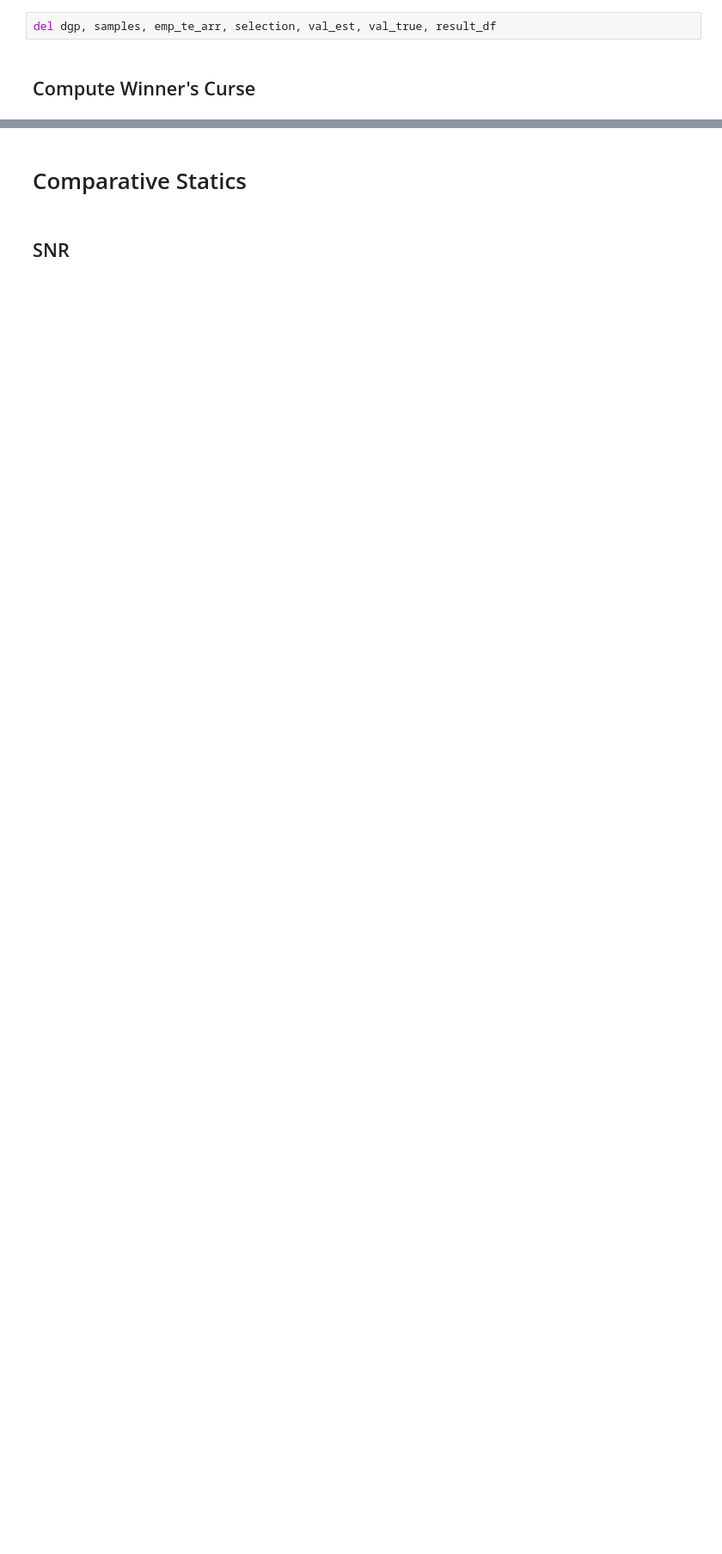
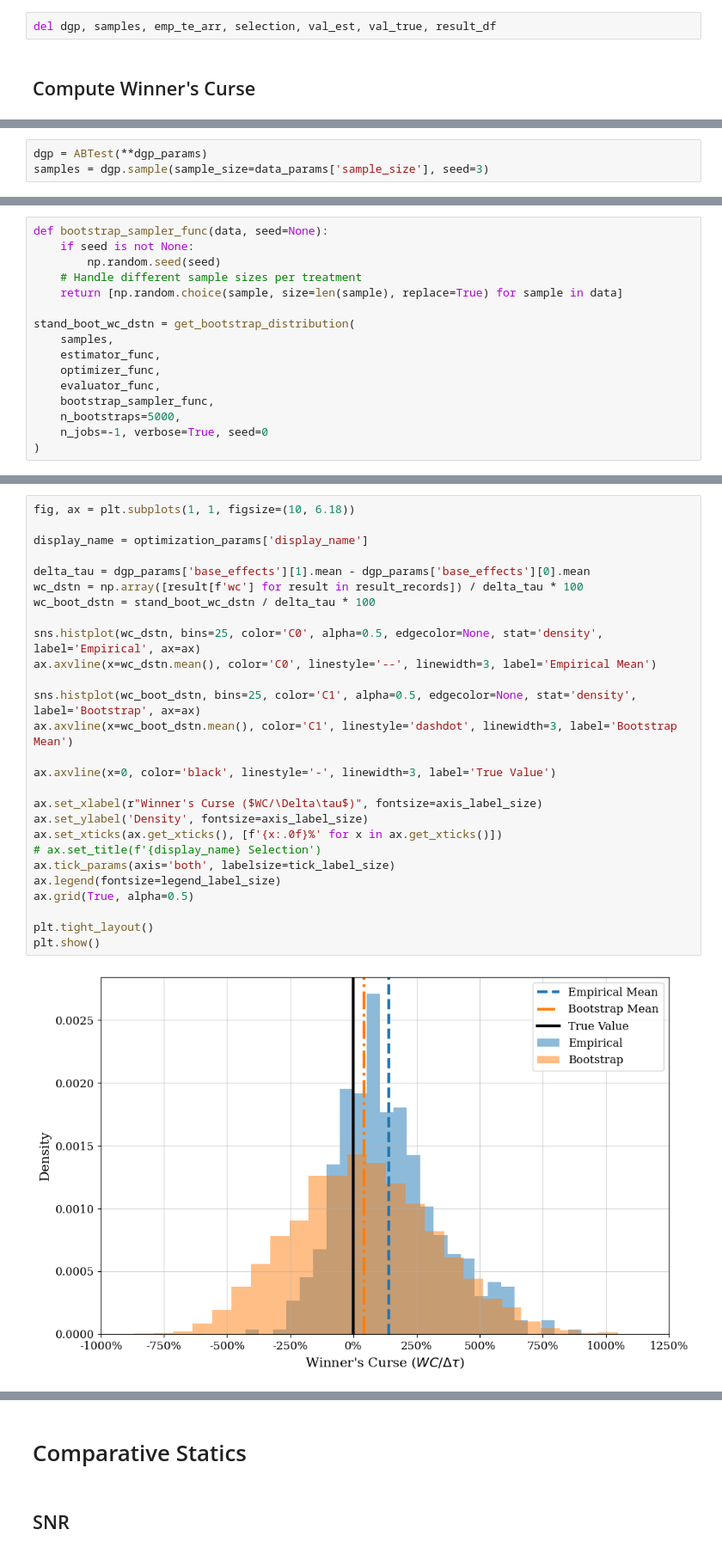
Before and after one commit to iamsikun/winners-curse, a Jupyter notebook: notebooks/ab_test.ipynb, the cells around one changed output, grey strips where cells are left out. Shown at 86% size. Cells and saved outputs as stored; diff of their text form; blank space fills up the shorter version.

```diff
--- a/notebooks/ab_test.ipynb
+++ b/notebooks/ab_test.ipynb
@@ -405,0 +169,3 @@ estimators_dict = {
+# %%
+dgp = ABTest(**dgp_params)
+samples = dgp.sample(sample_size=data_params['sample_size'], seed=3)
@@ -405,0 +188,16 @@ estimators_dict = {
+# %%
+def bootstrap_sampler_func(data, seed=None):
+    if seed is not None:
+        np.random.seed(seed)
+    # Handle different sample sizes per treatment
+    return [np.random.choice(sample, size=len(sample), replace=True) for sample in data]
+
+stand_boot_wc_dstn = get_bootstrap_distribution(
+    samples,
+    estimator_func,
+    optimizer_func,
+    evaluator_func,
+    bootstrap_sampler_func,
+    n_bootstraps=5000,
+    n_jobs=-1, verbose=True, seed=0
+)
@@ -405,0 +209,29 @@ estimators_dict = {
+# %%
+fig, ax = plt.subplots(1, 1, figsize=(10, 6.18))
+
+display_name = optimization_params['display_name']
+
+delta_tau = dgp_params['base_effects'][1].mean - dgp_params['base_effects'][0].mean
+wc_dstn = np.array([result[f'wc'] for result in result_records]) / delta_tau * 100
+wc_boot_dstn = stand_boot_wc_dstn / delta_tau * 100
+
+sns.histplot(wc_dstn, bins=25, color='C0', alpha=0.5, edgecolor=None, stat='density', label='Empirical', ax=ax)
+ax.axvline(x=wc_dstn.mean(), color='C0', linestyle='--', linewidth=3, label='Empirical Mean')
+
+sns.histplot(wc_boot_dstn, bins=25, color='C1', alpha=0.5, edgecolor=None, stat='density', label='Bootstrap', ax=ax)
+ax.axvline(x=wc_boot_dstn.mean(), color='C1', linestyle='dashdot', linewidth=3, label='Bootstrap Mean')
+
+ax.axvline(x=0, color='black', linestyle='-', linewidth=3, label='True Value')
+
+ax.set_xlabel(r"Winner's Curse ($WC/\Delta\tau$)", fontsize=axis_label_size)
+ax.set_ylabel('Density', fontsize=axis_label_size)
+ax.set_xticks(ax.get_xticks(), [f'{x:.0f}%' for x in ax.get_xticks()])
+# ax.set_title(f'{display_name} Selection')
+ax.tick_params(axis='both', labelsize=tick_label_size)
+ax.legend(fontsize=legend_label_size)
+ax.grid(True, alpha=0.5)
+
+plt.tight_layout()
+plt.show()
+# %% [output]
+[figure, added]
```
Also changed, not shown: parts of 46 cells of this notebook, 13 other files.
